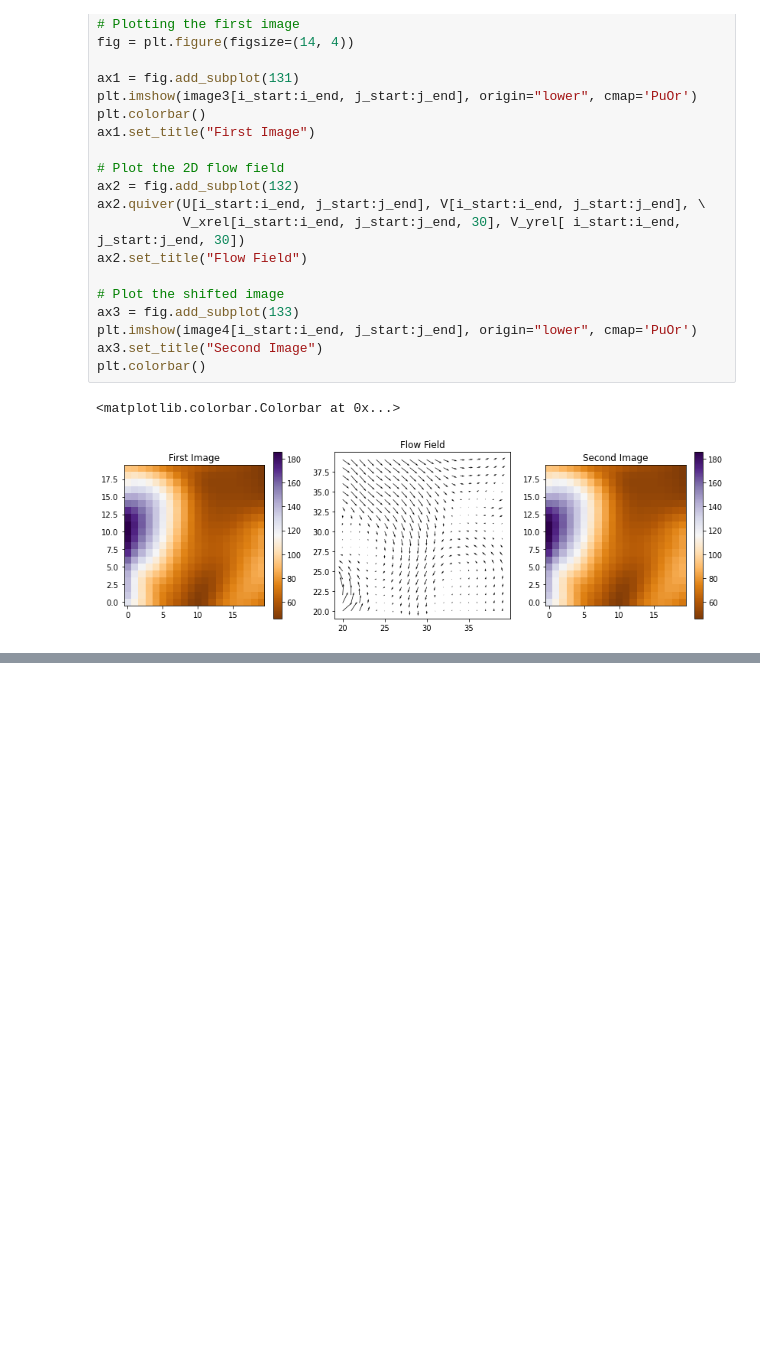
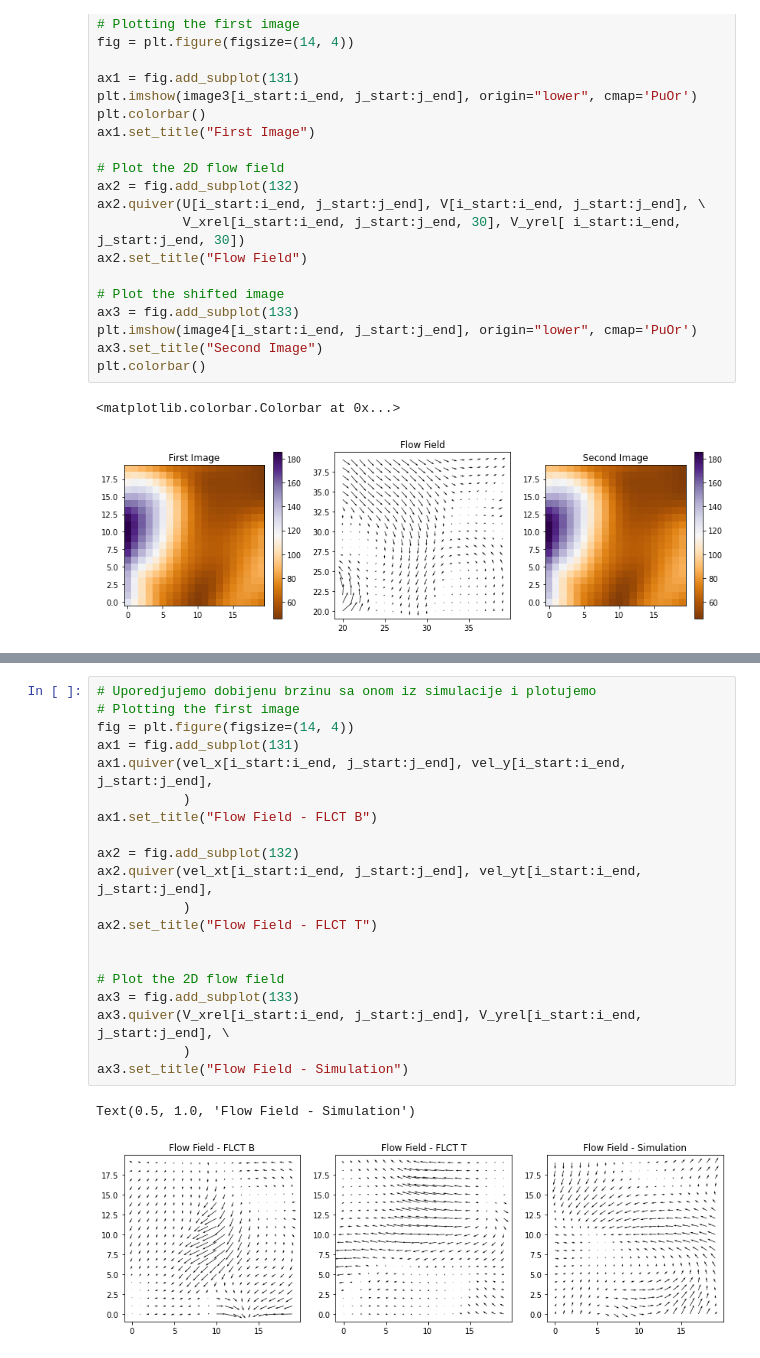
Before and after one commit to TheodoreKostic/Tracking_features, a Jupyter notebook: COBOL_TIME.ipynb, the cells around one changed output, grey strips where cells are left out. Cells and saved outputs as stored; diff of their text form; blank space fills up the shorter version.

```diff
--- a/COBOL_TIME.ipynb
+++ b/COBOL_TIME.ipynb
@@ -307,0 +433,23 @@ plt.colorbar()
+# %%
+# Uporedjujemo dobijenu brzinu sa onom iz simulacije i plotujemo
+# Plotting the first image
+fig = plt.figure(figsize=(14, 4))
+ax1 = fig.add_subplot(131)
+ax1.quiver(vel_x[i_start:i_end, j_start:j_end], vel_y[i_start:i_end, j_start:j_end],
+           )
+ax1.set_title("Flow Field - FLCT B")
+
+ax2 = fig.add_subplot(132)
+ax2.quiver(vel_xt[i_start:i_end, j_start:j_end], vel_yt[i_start:i_end, j_start:j_end],
+           )
+ax2.set_title("Flow Field - FLCT T")
+
+
+# Plot the 2D flow field
+ax3 = fig.add_subplot(133)
+ax3.quiver(V_xrel[i_start:i_end, j_start:j_end], V_yrel[i_start:i_end, j_start:j_end], \
+           )
+ax3.set_title("Flow Field - Simulation")
+# %% [output]
+Text(0.5, 1.0, 'Flow Field - Simulation')
+[figure, added]
```
Also changed, not shown: parts of 13 cells of this notebook, 1 other file.
